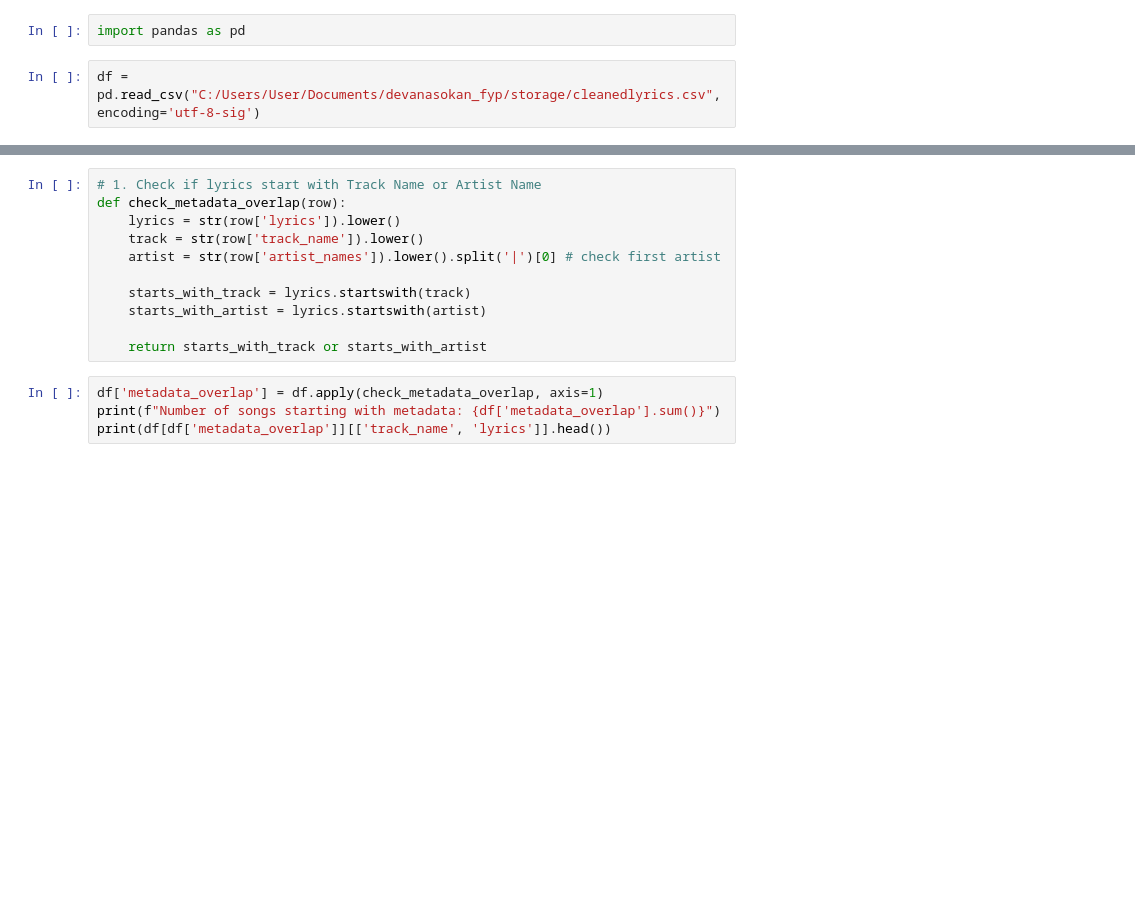
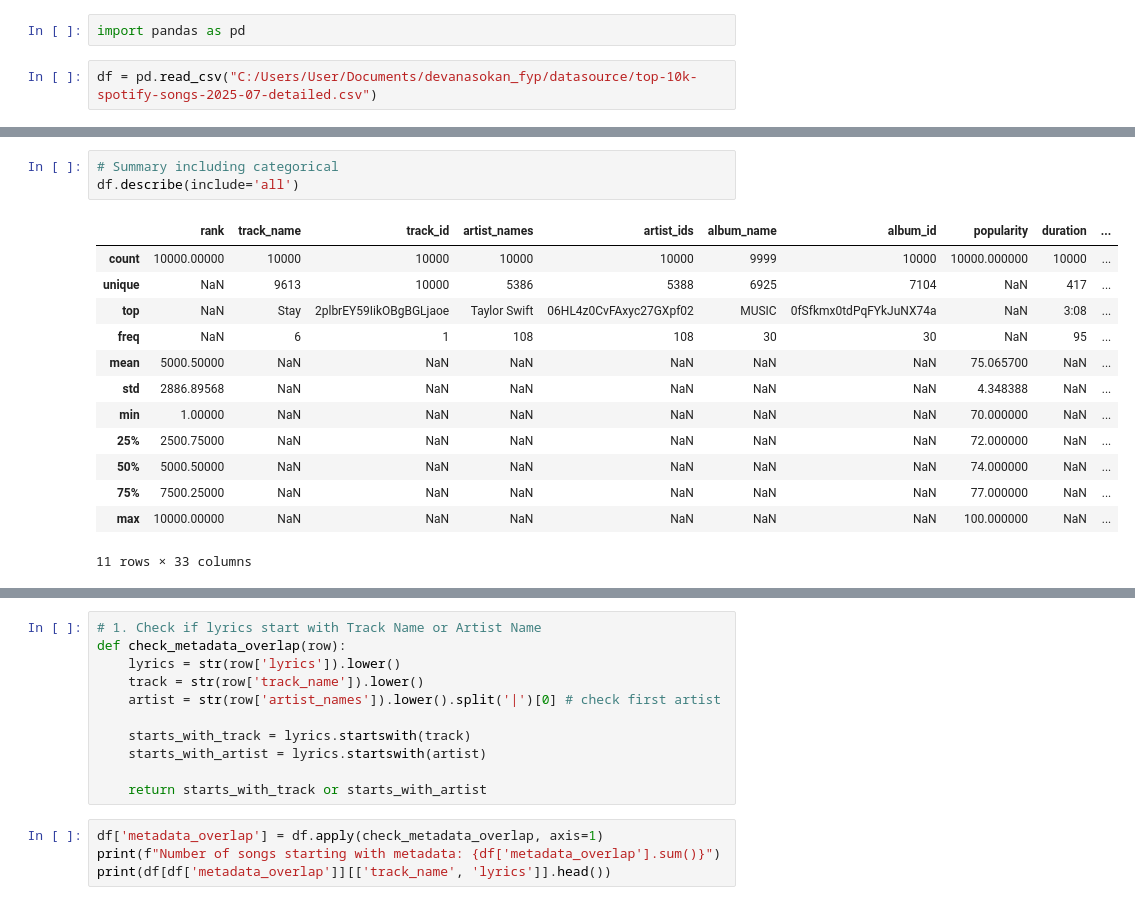
Before and after one commit to lemonmelonn/devanasokan_fyp, a Jupyter notebook: 00_data_exploration/eda.ipynb, the cells around one changed output, grey strips where cells are left out. Cells and saved outputs as stored; diff of their text form; blank space fills up the shorter version.

```diff
--- a/00_data_exploration/eda.ipynb
+++ b/00_data_exploration/eda.ipynb
@@ -1,4 +1,4 @@
 # %%
 import pandas as pd
 # %%
-df = pd.read_csv("C:/Users/User/Documents/devanasokan_fyp/storage/cleanedlyrics.csv", encoding='utf-8-sig')
+df = pd.read_csv("C:/Users/User/Documents/devanasokan_fyp/datasource/top-10k-spotify-songs-2025-07-detailed.csv")
@@ -4,0 +38,17 @@ df = pd.read_csv("C:/Users/User/Documents/devanasokan_fyp/storage/cleanedlyrics.
+# %%
+# Summary including categorical
+df.describe(include='all')
+# %% [output]
+|  | rank | track_name | track_id | artist_names | artist_ids | album_name | album_id | popularity | duration | ... |
+| count | 10000.00000 | 10000 | 10000 | 10000 | 10000 | 9999 | 10000 | 10000.000000 | 10000 | ... |
+| unique | NaN | 9613 | 10000 | 5386 | 5388 | 6925 | 7104 | NaN | 417 | ... |
+| top | NaN | Stay | 2plbrEY59IikOBgBGLjaoe | Taylor Swift | 06HL4z0CvFAxyc27GXpf02 | MUSIC | 0fSfkmx0tdPqFYkJuNX74a | NaN | 3:08 | ... |
+| freq | NaN | 6 | 1 | 108 | 108 | 30 | 30 | NaN | 95 | ... |
+| mean | 5000.50000 | NaN | NaN | NaN | NaN | NaN | NaN | 75.065700 | NaN | ... |
+| std | 2886.89568 | NaN | NaN | NaN | NaN | NaN | NaN | 4.348388 | NaN | ... |
+| min | 1.00000 | NaN | NaN | NaN | NaN | NaN | NaN | 70.000000 | NaN | ... |
+| 25% | 2500.75000 | NaN | NaN | NaN | NaN | NaN | NaN | 72.000000 | NaN | ... |
+| 50% | 5000.50000 | NaN | NaN | NaN | NaN | NaN | NaN | 74.000000 | NaN | ... |
+| 75% | 7500.25000 | NaN | NaN | NaN | NaN | NaN | NaN | 77.000000 | NaN | ... |
+| max | 10000.00000 | NaN | NaN | NaN | NaN | NaN | NaN | 100.000000 | NaN | ... |
+11 rows × 33 columns
```
Also changed, not shown: parts of 9 cells of this notebook, 16 other files.
